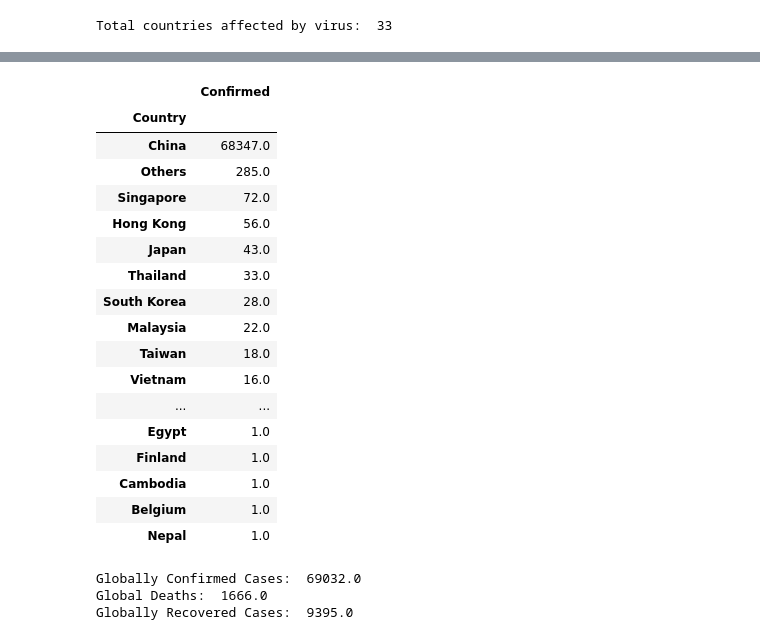
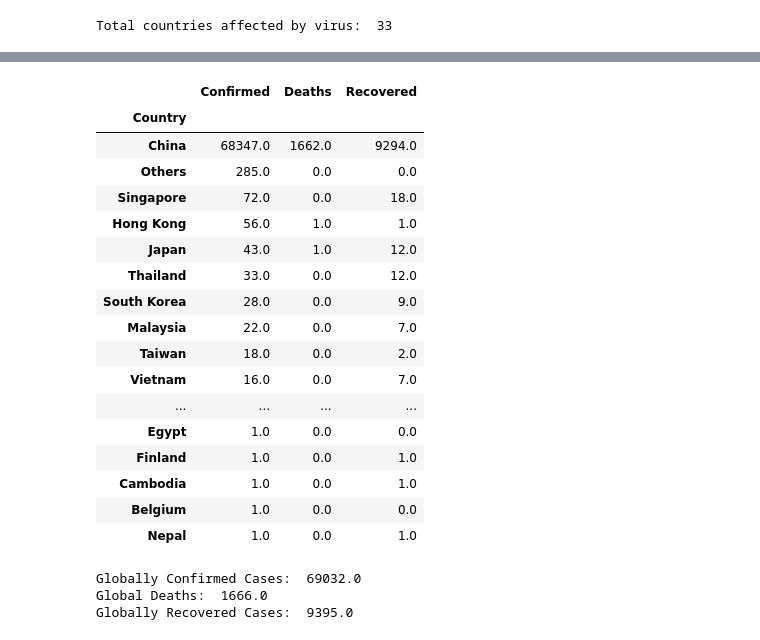
Before and after one commit to ujjawalpoudel/coronaVirusVisualization, a Jupyter notebook: coronaVirus.ipynb, the cells around one changed output, grey strips where cells are left out. Drawn from its saved outputs; the diff is of its cells as text; code cells hidden in the pictures.

```diff
--- a/coronaVirus.ipynb
+++ b/coronaVirus.ipynb
@@ -47,27 +47,27 @@ data_latest.head()
 | 1498 | 2020-02-15 22:00:00 | Hunan | China | 2020-02-15T13:03:04 | 1001.0 | 2.0 | 425.0 |
 # %%
 # Total no of confirmed cases for every country
-cases = pd.DataFrame(data_latest.groupby('Country')['Confirmed'].sum())
+cases = pd.DataFrame(data_latest.groupby('Country')['Confirmed','Deaths','Recovered'].sum())
 cases.sort_values(by=['Confirmed'],ascending=False)
 # %% [output]
-|  | Confirmed |
-| Country |  |
-| China | 68347.0 |
-| Others | 285.0 |
-| Singapore | 72.0 |
-| Hong Kong | 56.0 |
-| Japan | 43.0 |
-| Thailand | 33.0 |
-| South Korea | 28.0 |
-| Malaysia | 22.0 |
-| Taiwan | 18.0 |
-| Vietnam | 16.0 |
-| ... | ... |
-| Egypt | 1.0 |
-| Finland | 1.0 |
-| Cambodia | 1.0 |
-| Belgium | 1.0 |
-| Nepal | 1.0 |
+|  | Confirmed | Deaths | Recovered |
+| Country |  |  |  |
+| China | 68347.0 | 1662.0 | 9294.0 |
+| Others | 285.0 | 0.0 | 0.0 |
+| Singapore | 72.0 | 0.0 | 18.0 |
+| Hong Kong | 56.0 | 1.0 | 1.0 |
+| Japan | 43.0 | 1.0 | 12.0 |
+| Thailand | 33.0 | 0.0 | 12.0 |
+| South Korea | 28.0 | 0.0 | 9.0 |
+| Malaysia | 22.0 | 0.0 | 7.0 |
+| Taiwan | 18.0 | 0.0 | 2.0 |
+| Vietnam | 16.0 | 0.0 | 7.0 |
+| ... | ... | ... | ... |
+| Egypt | 1.0 | 0.0 | 0.0 |
+| Finland | 1.0 | 0.0 | 1.0 |
+| Cambodia | 1.0 | 0.0 | 1.0 |
+| Belgium | 1.0 | 0.0 | 0.0 |
+| Nepal | 1.0 | 0.0 | 1.0 |
 # %%
 # A look at the different cases - confirmed, death and recovered
 print('Globally Confirmed Cases: ',data_latest['Confirmed'].sum())
```
